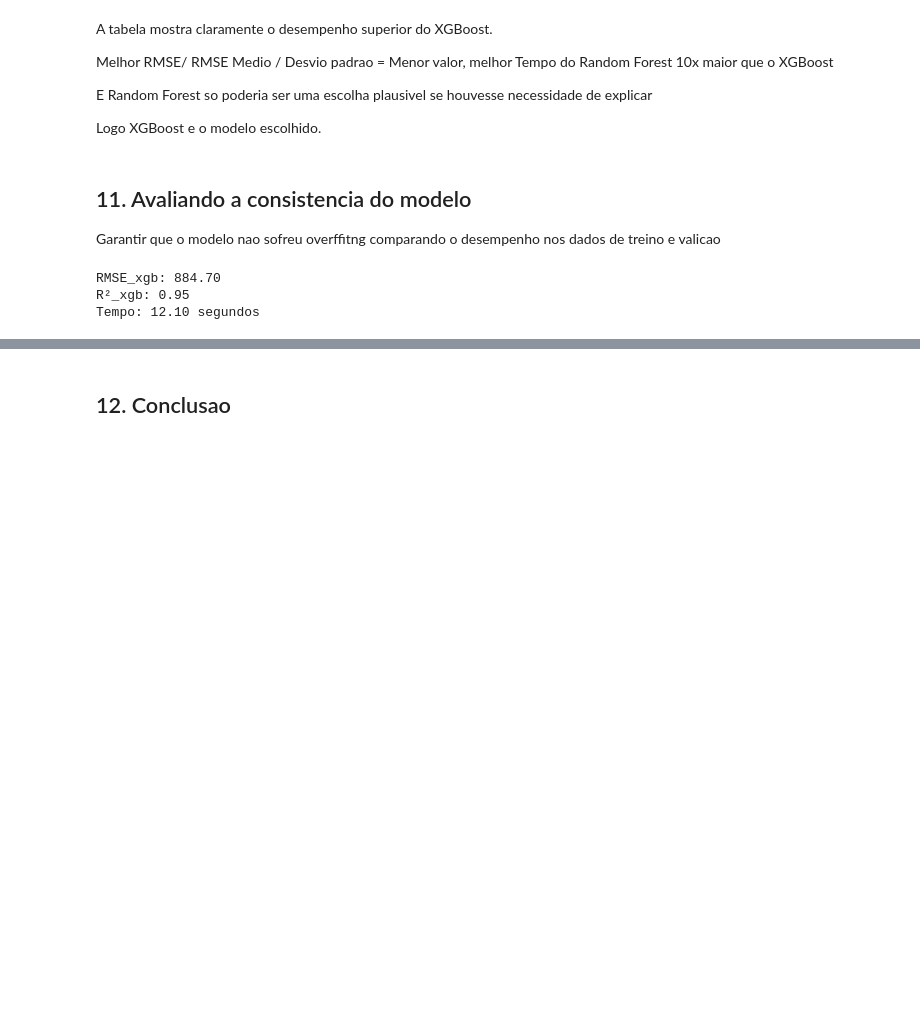
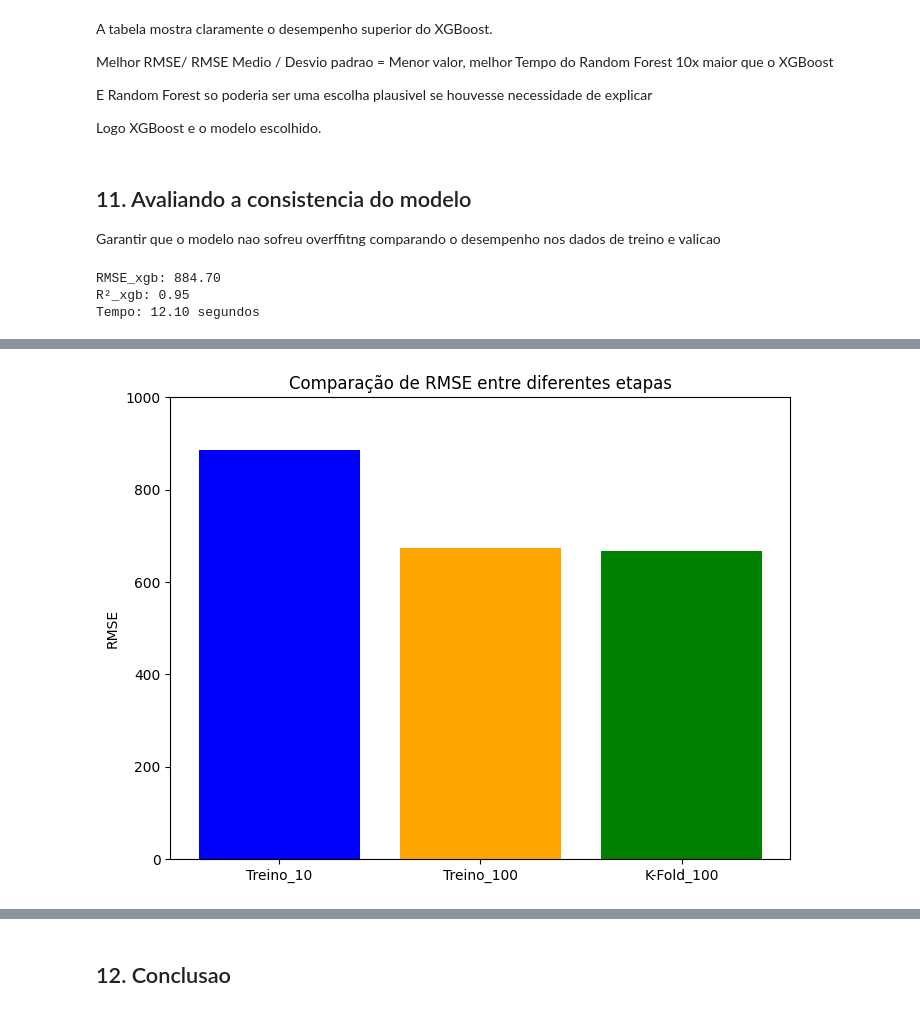
Before and after one commit to HammadN98/previsao_de_vendas, a Jupyter notebook: previsao_das_vendas_lojas_Rossmann.ipynb, the cells around one changed output, grey strips where cells are left out. Cells and saved outputs as stored; diff of their text form; code cells hidden in the pictures; blank space fills up the shorter version.

```diff
--- a/previsao_das_vendas_lojas_Rossmann.ipynb
+++ b/previsao_das_vendas_lojas_Rossmann.ipynb
@@ -984,0 +1035,12 @@ Os valores dos resultados usando os daos de validacao se assemlham ao valores do
+# %%
+etapas = ['Treino_10', 'Treino_100' , 'K-Fold_100']
+rmse_valores = [ 884.70, 672.59, 666.34]
+
+plt.figure(figsize=(8, 6))
+plt.bar(etapas, rmse_valores, color=['blue', 'orange', 'green'])
+plt.ylabel('RMSE')
+plt.title('Comparação de RMSE entre diferentes etapas')
+plt.ylim(0, 1000)
+plt.show()
+# %% [output]
+[figure, added]
```
Also changed, not shown: parts of 14 cells of this notebook.
